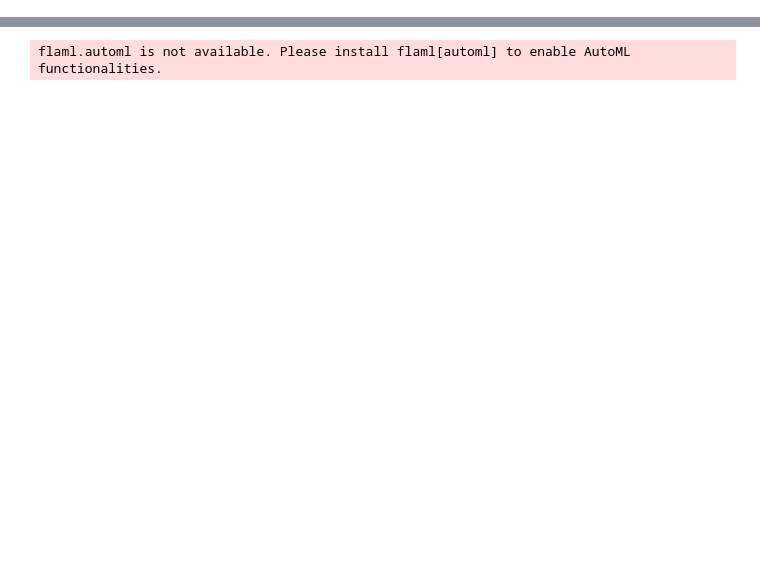
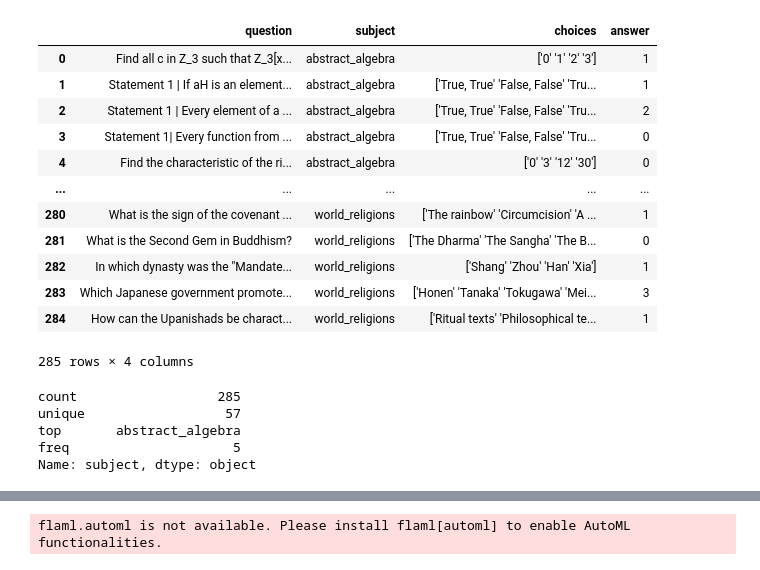
Before and after one commit to xiransong/MyGO, a Jupyter notebook: src/MyTeam/jupyter/dev.ipynb, the cells around one changed output, grey strips where cells are left out. Drawn from its saved outputs; the diff is of its cells as text; code cells hidden in the pictures; blank space fills up the shorter version.

Commit message:
add mmlu instance_generation

```diff
--- a/src/MyTeam/jupyter/dev.ipynb
+++ b/src/MyTeam/jupyter/dev.ipynb
@@ -8,0 +31,25 @@ from MyTeam.utils import ensure_dir
+# %%
+df = pd.read_csv("/Users/xiransong/Code/MyTeam_Project/data/dataset/raw-mmlu/dev.csv", index_col=0)
+df
+# %% [output]
+|  | question | subject | choices | answer |
+| 0 | Find all c in Z_3 such that Z_3[x... | abstract_algebra | ['0' '1' '2' '3'] | 1 |
+| 1 | Statement 1 | If aH is an element... | abstract_algebra | ['True, True' 'False, False' 'Tru... | 1 |
+| 2 | Statement 1 | Every element of a ... | abstract_algebra | ['True, True' 'False, False' 'Tru... | 2 |
+| 3 | Statement 1| Every function from ... | abstract_algebra | ['True, True' 'False, False' 'Tru... | 0 |
+| 4 | Find the characteristic of the ri... | abstract_algebra | ['0' '3' '12' '30'] | 0 |
+| ... | ... | ... | ... | ... |
+| 280 | What is the sign of the covenant ... | world_religions | ['The rainbow' 'Circumcision' 'A ... | 1 |
+| 281 | What is the Second Gem in Buddhism? | world_religions | ['The Dharma' 'The Sangha' 'The B... | 0 |
+| 282 | In which dynasty was the "Mandate... | world_religions | ['Shang' 'Zhou' 'Han' 'Xia'] | 1 |
+| 283 | Which Japanese government promote... | world_religions | ['Honen' 'Tanaka' 'Tokugawa' 'Mei... | 3 |
+| 284 | How can the Upanishads be charact... | world_religions | ['Ritual texts' 'Philosophical te... | 1 |
+285 rows × 4 columns
+# %%
+df['subject'].describe()
+# %% [output]
+count                  285
+unique                  57
+top       abstract_algebra
+freq                     5
+Name: subject, dtype: object
```
Also changed, not shown: parts of 21 cells of this notebook, 4 other files.
